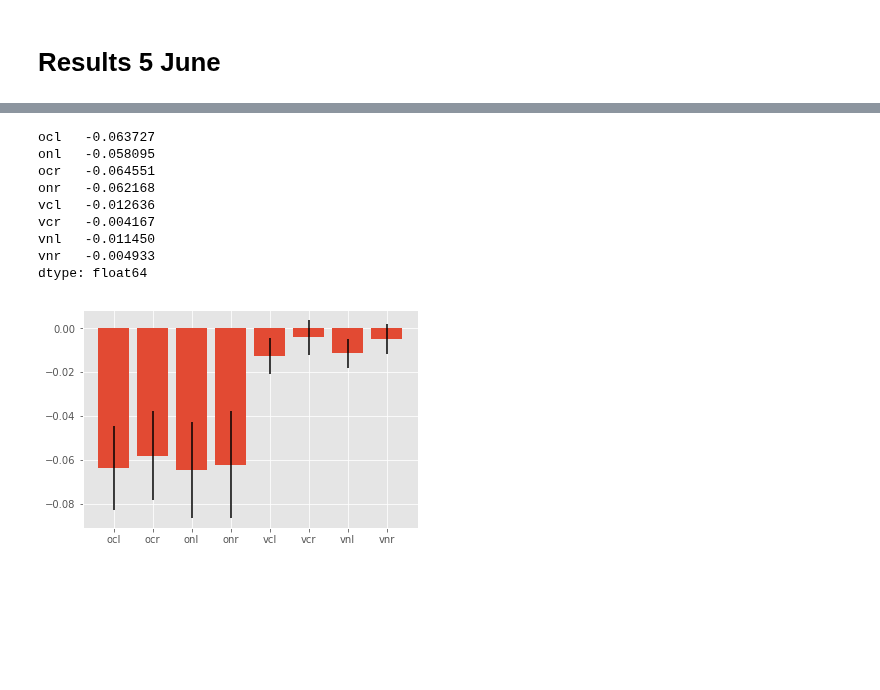
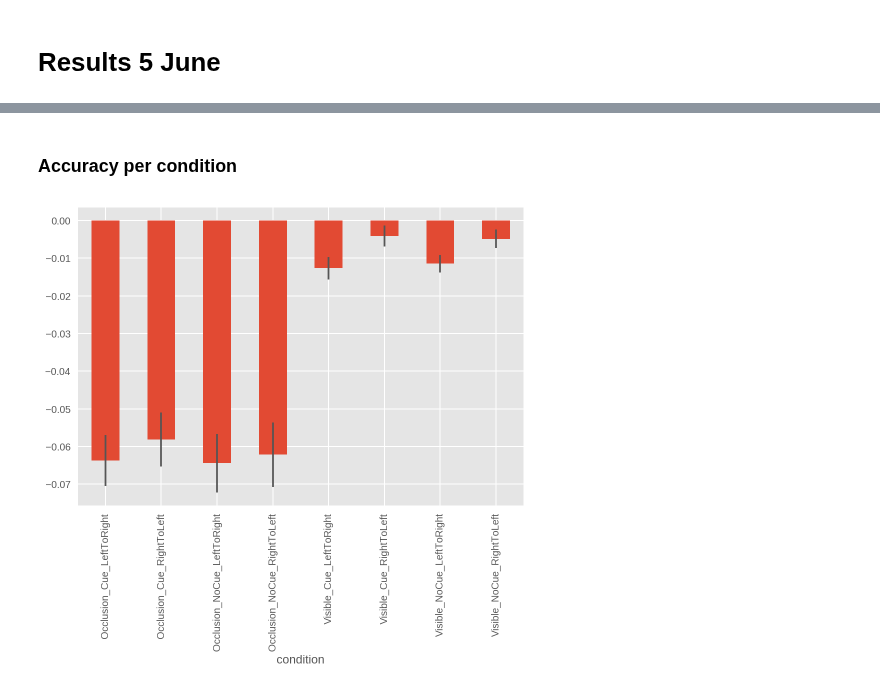
Before and after one commit to Roman-Belenya/perception_and_action, a Jupyter notebook: explore.ipynb, the cells around one changed output, grey strips where cells are left out. Saved outputs shown, nothing was run; the diff lists cells and outputs as text; code cells hidden in the pictures; blank space fills up the shorter version.

Commit message:
expore the data, draw lines function

```diff
--- a/explore.ipynb
+++ b/explore.ipynb
@@ -68,5 +68,8 @@ ax1.text(xr + 0.02, yt - 0.06, 'Magnitude = {}\nAngle = {}\n\narctan = {}\narcsi
 # %%
 from tools import *
 import pandas as pd
+import seaborn as sns
+style.use('ggplot')
 d = manual_load_data('clean_data.pkl')
+%config InlineBackend.figure_format = 'retina'
 # %%
@@ -106,0 +94,24 @@ for name, subj in d.items():
+# %%
+long_table = pd.DataFrame(columns = ['participant', 'condition', 'indx-obj', 'gaze-obj'])
+
+for name, subj in d.items():
+    indx = markers[name]['index'] + 'x'
+    for trial in subj['trials'].values():
+
+        x1 = trial[indx][-1] - trial['objectx'][-1]
+        x2 = trial['averagexeye'][-1] - trial['objectx'][-1]
+
+        if 'RightToLeft' in trial['name']:
+            x1 *= -1
+            x2 *= -1
+
+        cond = trial['name'][6:-4]
+
+        to_add = pd.Series([name, cond, x1, x2], long_table.columns.values.tolist())
+        long_table = long_table.append(to_add, ignore_index = True)
+# %%
+inter1 = long_table.groupby(['participant', 'condition']).aggregate(np.mean)
+inter2 = inter1.reset_index(level = ['condition'])
+meanPerCondition = inter2.groupby('condition').aggregate(np.mean)
+
+meanPerCondition
@@ -107,27 +129,10 @@ for name, subj in d.items():
+# %%
+inter3 = inter1.reset_index(level = ['participant', 'condition'])
+anovaTable = inter3.pivot(index = 'participant', columns = 'condition', values = 'indx-obj')
+# %% [markdown]
+### Accuracy per condition
 # %%
-df.mean(axis = 0)
-df.std(axis = 0)
+anovaTable.mean(axis = 0).plot(kind = 'bar', yerr = anovaTable.std(axis = 0) / np.sqrt(len(anovaTable)))
+plt.show()
 # %% [output]
-ocl   -0.063727
-onl   -0.058095
-ocr   -0.064551
-onr   -0.062168
-vcl   -0.012636
-vcr   -0.004167
-vnl   -0.011450
-vnr   -0.004933
-dtype: float64
+[figure, added]
-# %%
-x = np.arange(df.shape[1])
-means = df.mean(axis = 0)
-std = df.std(axis = 0)
-
-fig = plt.figure()
-ax = fig.add_subplot(111)
-
-ax.bar(x, means, yerr = std)
-ax.set_xticks(x)
-ax.set_xticklabels(df.columns.values.tolist())
-plt.show()
-# %% [output]
-[figure, removed]
```
Also changed, not shown: parts of 16 cells of this notebook, 2 other files.
